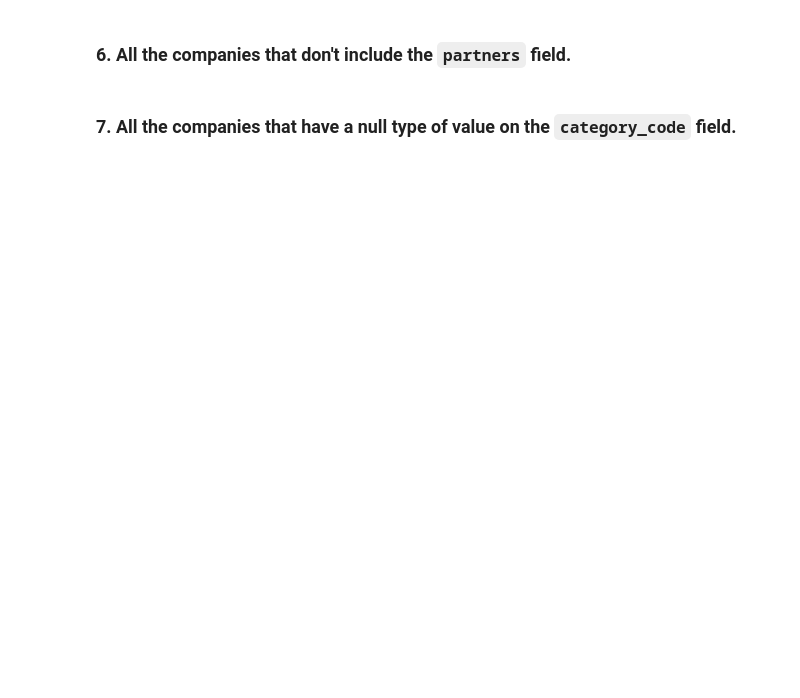
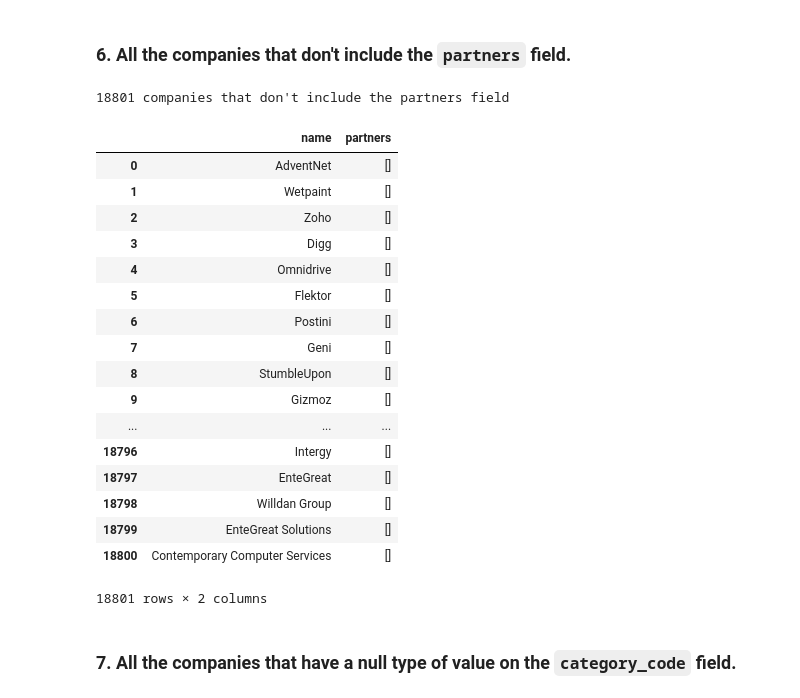
Before and after one commit to ironhack-labs/lab-advance-querying-mongo, a Jupyter notebook: starter_code/queries.ipynb, the cells around one changed output. Saved outputs shown, nothing was run; the diff lists cells and outputs as text; code cells hidden in the pictures; blank space fills up the shorter version.

```diff
--- a/starter_code/queries.ipynb
+++ b/starter_code/queries.ipynb
@@ -192,4 +212,29 @@ display(query4)
 # %% [markdown]
 ### 6. All the companies that don't include the `partners` field.
+# %%
+query6 = companies.find({'partners':{'$exists':'false'}})
+query6 = pd.DataFrame(data=query6, columns=['name','partners'],index=None)
+print(len(query6),"companies that don't include the partners field")
+display(query6)
+# %% [output]
+18801 companies that don't include the partners field
+|  | name | partners |
+| 0 | AdventNet | [] |
+| 1 | Wetpaint | [] |
+| 2 | Zoho | [] |
+| 3 | Digg | [] |
+| 4 | Omnidrive | [] |
+| 5 | Flektor | [] |
+| 6 | Postini | [] |
+| 7 | Geni | [] |
+| 8 | StumbleUpon | [] |
+| 9 | Gizmoz | [] |
+| ... | ... | ... |
+| 18796 | Intergy | [] |
+| 18797 | EnteGreat | [] |
+| 18798 | Willdan Group | [] |
+| 18799 | EnteGreat Solutions | [] |
+| 18800 | Contemporary Computer Services | [] |
+18801 rows × 2 columns
 # %% [markdown]
 ### 7. All the companies that have a null type of value on the `category_code` field.
```
Also changed, not shown: parts of 15 cells of this notebook.
